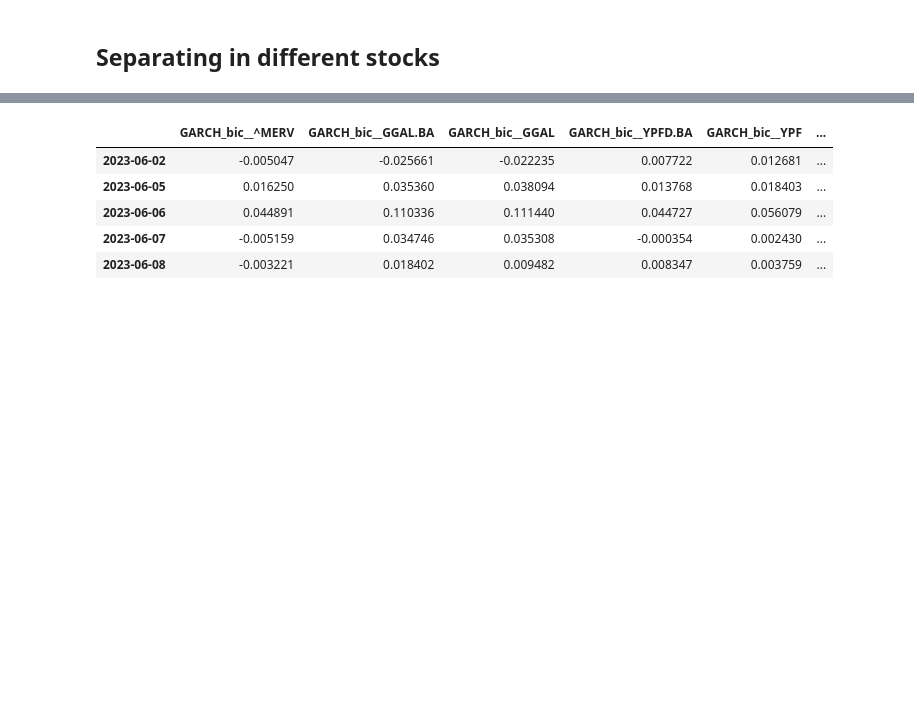
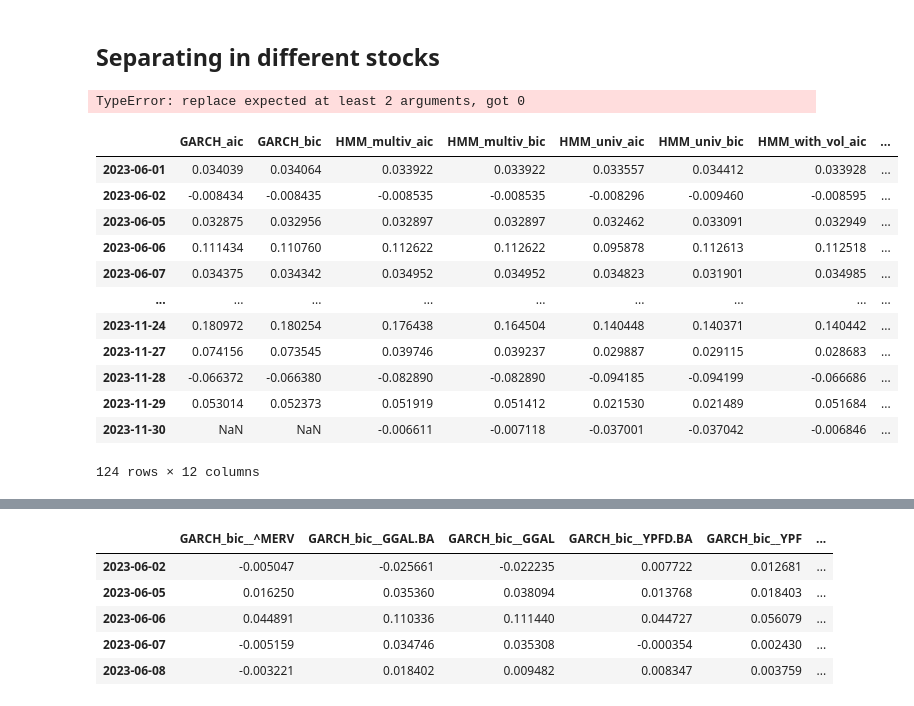
Before and after one commit to alfsn/regime-switching-hmm, a Jupyter notebook: notebooks/03_Comparison.ipynb, the cells around one changed output, grey strips where cells are left out. Cells and saved outputs as stored; diff of their text form; code cells hidden in the pictures; blank space fills up the shorter version.

```diff
--- a/notebooks/03_Comparison.ipynb
+++ b/notebooks/03_Comparison.ipynb
@@ -172 +180,21 @@ residuals_by_stock=separate_by_stock(residual_df)
+# %%
+str("string").replace()
+# %% [output]
+TypeError: replace expected at least 2 arguments, got 0
+# %%
+delete_in_column_names(forecasts_by_stock["BBAR"].copy(), "__BBAR")
+# %% [output]
+|  | GARCH_aic | GARCH_bic | HMM_multiv_aic | HMM_multiv_bic | HMM_univ_aic | HMM_univ_bic | HMM_with_vol_aic | ... |
+| 2023-06-01 | 0.034039 | 0.034064 | 0.033922 | 0.033922 | 0.033557 | 0.034412 | 0.033928 | ... |
+| 2023-06-02 | -0.008434 | -0.008435 | -0.008535 | -0.008535 | -0.008296 | -0.009460 | -0.008595 | ... |
+| 2023-06-05 | 0.032875 | 0.032956 | 0.032897 | 0.032897 | 0.032462 | 0.033091 | 0.032949 | ... |
+| 2023-06-06 | 0.111434 | 0.110760 | 0.112622 | 0.112622 | 0.095878 | 0.112613 | 0.112518 | ... |
+| 2023-06-07 | 0.034375 | 0.034342 | 0.034952 | 0.034952 | 0.034823 | 0.031901 | 0.034985 | ... |
+| ... | ... | ... | ... | ... | ... | ... | ... | ... |
+| 2023-11-24 | 0.180972 | 0.180254 | 0.176438 | 0.164504 | 0.140448 | 0.140371 | 0.140442 | ... |
+| 2023-11-27 | 0.074156 | 0.073545 | 0.039746 | 0.039237 | 0.029887 | 0.029115 | 0.028683 | ... |
+| 2023-11-28 | -0.066372 | -0.066380 | -0.082890 | -0.082890 | -0.094185 | -0.094199 | -0.066686 | ... |
+| 2023-11-29 | 0.053014 | 0.052373 | 0.051919 | 0.051412 | 0.021530 | 0.021489 | 0.051684 | ... |
+| 2023-11-30 | NaN | NaN | -0.006611 | -0.007118 | -0.037001 | -0.037042 | -0.006846 | ... |
+124 rows × 12 columns
 # %%
```
Also changed, not shown: parts of 6 cells of this notebook.
